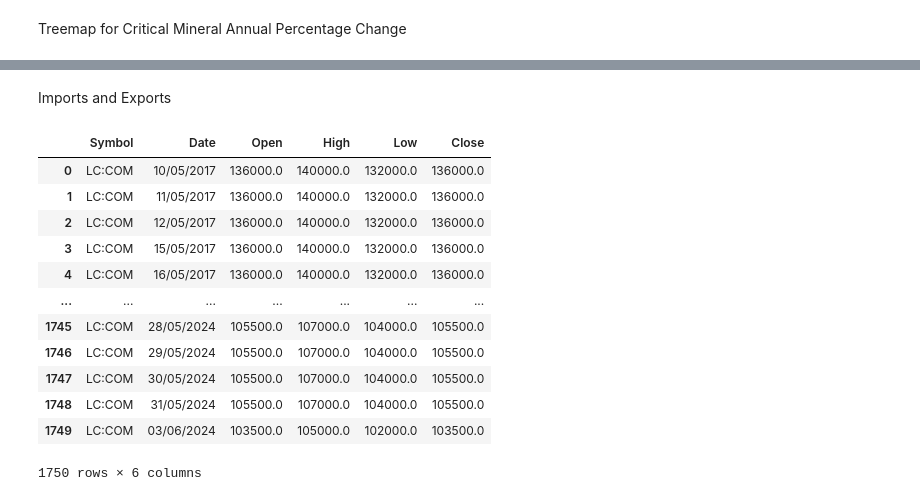
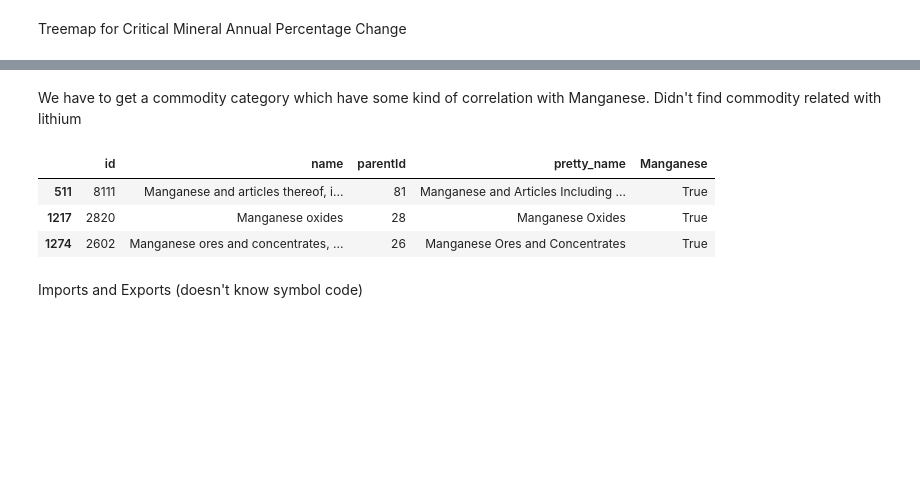
Before and after one commit to YueWang417/UN, a Jupyter notebook: Price Volitility.ipynb, the cells around one changed output, grey strips where cells are left out. Cells and saved outputs as stored; diff of their text form; code cells hidden in the pictures; blank space fills up the shorter version.

```diff
--- a/Price Volitility.ipynb
+++ b/Price Volitility.ipynb
@@ -237,0 +273,11 @@ fig_cm.show()
+# %% [markdown]
+We have to get a commodity category which have some kind of correlation with Manganese. Didn't find commodity related with lithium
+# %%
+all_categories = te.getCmtCategories(output_type='df')
+all_categories['Manganese'] = all_categories['name'].str.contains('Manganese', regex=True)
+all_categories.query('Manganese == True')
+# %% [output]
+|  | id | name | parentId | pretty_name | Manganese |
+| 511 | 8111 | Manganese and articles thereof, i... | 81 | Manganese and Articles Including ... | True |
+| 1217 | 2820 | Manganese oxides | 28 | Manganese Oxides | True |
+| 1274 | 2602 | Manganese ores and concentrates, ... | 26 | Manganese Ores and Concentrates | True |
@@ -238,19 +310,5 @@ fig_cm.show()
 # %% [markdown]
-Imports and Exports
+Imports and Exports (doesn't know symbol code)
 # %%
-raw_lithium = te.fetchMarkets(symbol=['LC:COM'], initDate='2017-01-01', endDate=pd.Timestamp.today().strftime('%Y-%m-%d'), output_type='df')
-raw_lithium
+# raw_lithium = te.fetchMarkets(symbol=['LC:COM'], initDate='2017-01-01', endDate=pd.Timestamp.today().strftime('%Y-%m-%d'), output_type='df')
+# raw_lithium
-# %% [output]
-|  | Symbol | Date | Open | High | Low | Close |
-| 0 | LC:COM | 10/05/2017 | 136000.0 | 140000.0 | 132000.0 | 136000.0 |
-| 1 | LC:COM | 11/05/2017 | 136000.0 | 140000.0 | 132000.0 | 136000.0 |
-| 2 | LC:COM | 12/05/2017 | 136000.0 | 140000.0 | 132000.0 | 136000.0 |
-| 3 | LC:COM | 15/05/2017 | 136000.0 | 140000.0 | 132000.0 | 136000.0 |
-| 4 | LC:COM | 16/05/2017 | 136000.0 | 140000.0 | 132000.0 | 136000.0 |
-| ... | ... | ... | ... | ... | ... | ... |
-| 1745 | LC:COM | 28/05/2024 | 105500.0 | 107000.0 | 104000.0 | 105500.0 |
-| 1746 | LC:COM | 29/05/2024 | 105500.0 | 107000.0 | 104000.0 | 105500.0 |
-| 1747 | LC:COM | 30/05/2024 | 105500.0 | 107000.0 | 104000.0 | 105500.0 |
-| 1748 | LC:COM | 31/05/2024 | 105500.0 | 107000.0 | 104000.0 | 105500.0 |
-| 1749 | LC:COM | 03/06/2024 | 103500.0 | 105000.0 | 102000.0 | 103500.0 |
-1750 rows × 6 columns
```
Also changed, not shown: parts of 14 cells of this notebook.
